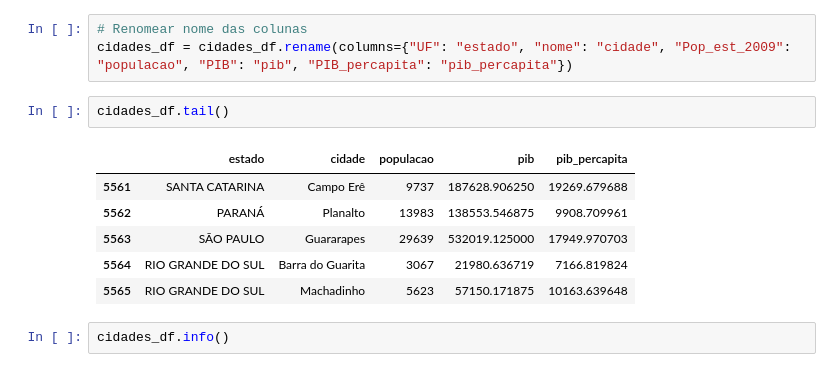
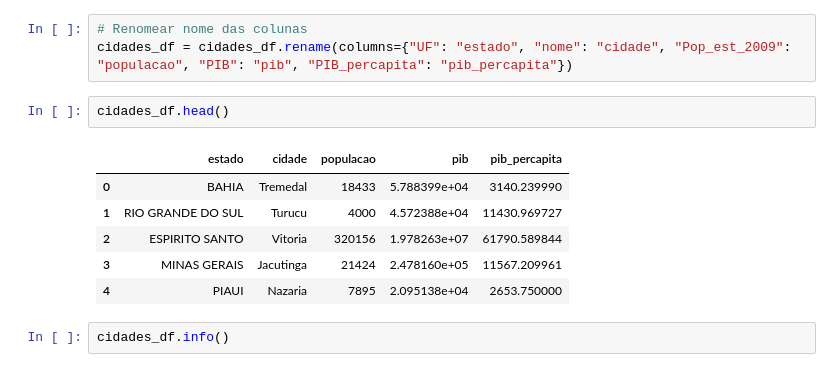
Before and after one commit to anamilanezi/ebac-dados, a Jupyter notebook: exercicios/em13-data-wrangling-II.ipynb, the cells around one changed output. Drawn from its saved outputs; the diff is of its cells as text.

```diff
--- a/exercicios/em13-data-wrangling-II.ipynb
+++ b/exercicios/em13-data-wrangling-II.ipynb
@@ -185,14 +187,14 @@ cidades_df = fonte.query('Censo == 2010')[['UF', 'nome', 'Pop_est_2009', 'PIB',
 # Renomear nome das colunas
 cidades_df = cidades_df.rename(columns={"UF": "estado", "nome": "cidade", "Pop_est_2009": "populacao", "PIB": "pib", "PIB_percapita": "pib_percapita"})
 # %%
-cidades_df.tail()
+cidades_df.head()
 # %% [output]
 |  | estado | cidade | populacao | pib | pib_percapita |
-| 5561 | SANTA CATARINA | Campo Erê | 9737 | 187628.906250 | 19269.679688 |
-| 5562 | PARANÁ | Planalto | 13983 | 138553.546875 | 9908.709961 |
-| 5563 | SÃO PAULO | Guararapes | 29639 | 532019.125000 | 17949.970703 |
-| 5564 | RIO GRANDE DO SUL | Barra do Guarita | 3067 | 21980.636719 | 7166.819824 |
-| 5565 | RIO GRANDE DO SUL | Machadinho | 5623 | 57150.171875 | 10163.639648 |
+| 0 | BAHIA | Tremedal | 18433 | 5.788399e+04 | 3140.239990 |
+| 1 | RIO GRANDE DO SUL | Turucu | 4000 | 4.572388e+04 | 11430.969727 |
+| 2 | ESPIRITO SANTO | Vitoria | 320156 | 1.978263e+07 | 61790.589844 |
+| 3 | MINAS GERAIS | Jacutinga | 21424 | 2.478160e+05 | 11567.209961 |
+| 4 | PIAUI | Nazaria | 7895 | 2.095138e+04 | 2653.750000 |
 # %%
 cidades_df.info()
 # %% [output]
```
Also changed, not shown: parts of 5 cells of this notebook.
